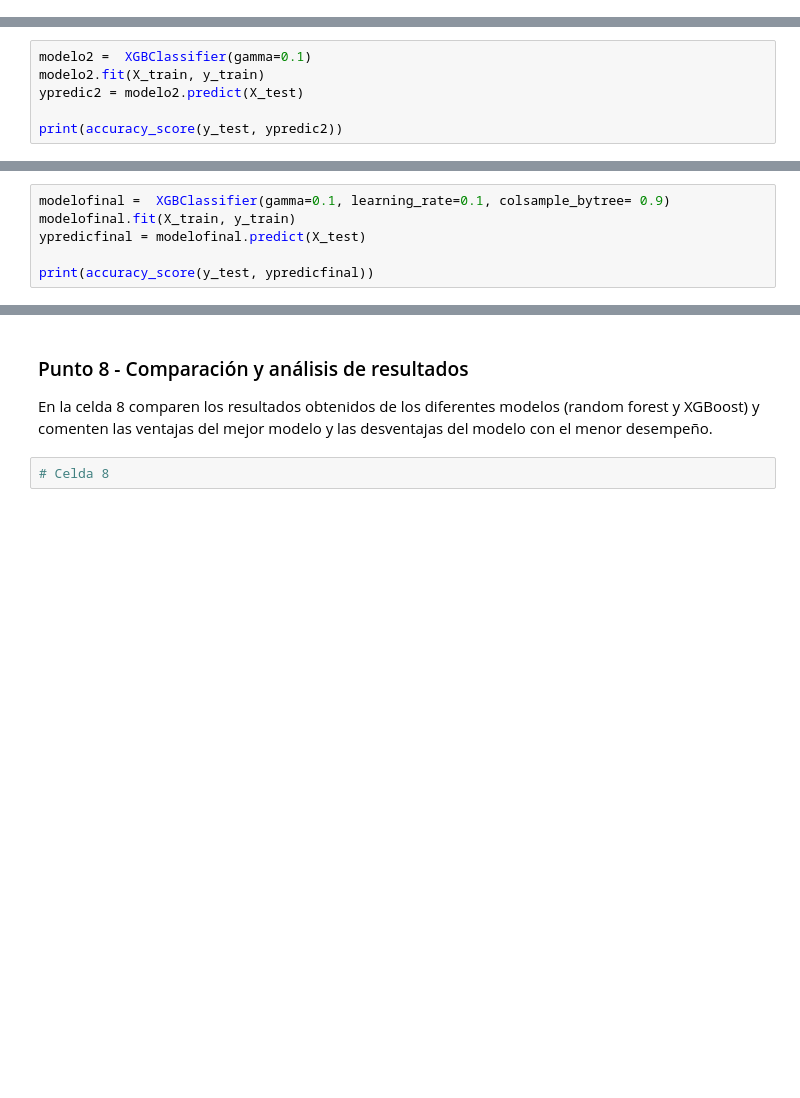
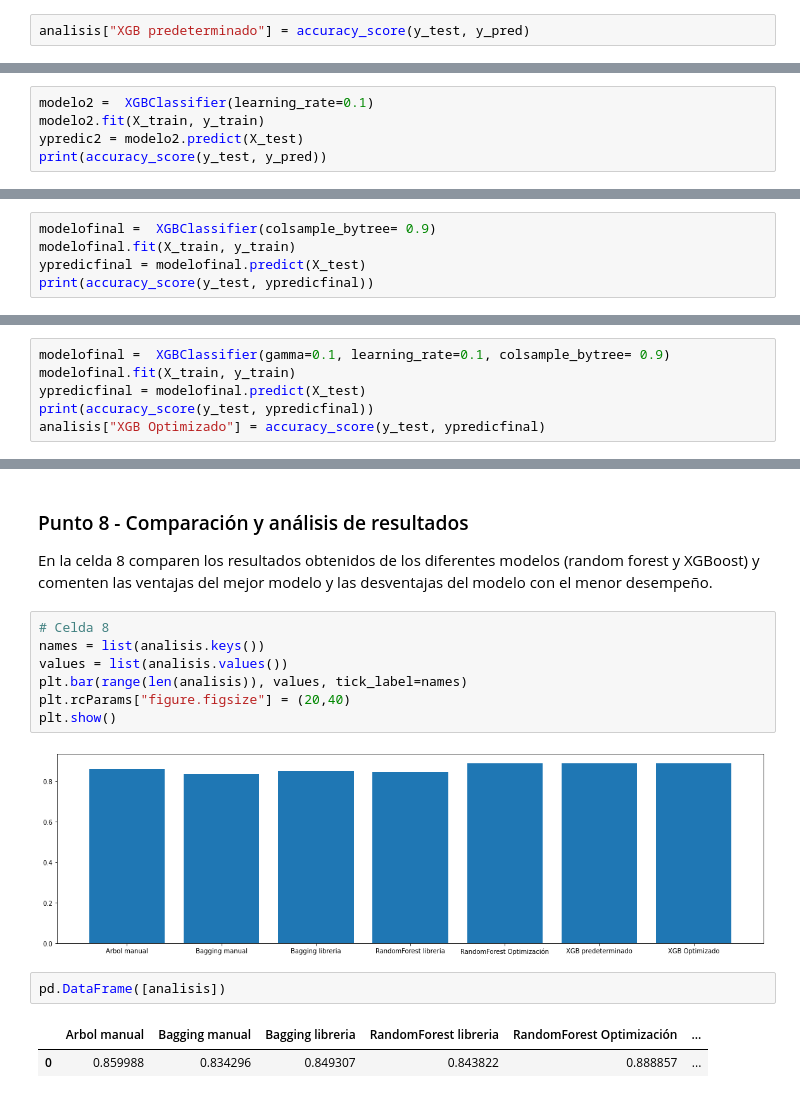
Before and after one commit to jboca-andes/MIAD_ML_and_NLP, a Jupyter notebook: Semana 2/S2TC1_RandomForests_Boosting.ipynb, the cells around one changed output, grey strips where cells are left out. Saved outputs shown, nothing was run; the diff lists cells and outputs as text; blank space fills up the shorter version.

```diff
--- a/Semana 2/S2TC1_RandomForests_Boosting.ipynb
+++ b/Semana 2/S2TC1_RandomForests_Boosting.ipynb
@@ -431,3 +466,5 @@ F1 score:  0.9070045421945971
 Accuracy:  0.8877020785219399
 Precision: 0.8794622160407974
 Recall: 0.9363277393879565
+# %%
+analisis["XGB predeterminado"] = accuracy_score(y_test, y_pred)
@@ -474,3 +509,8 @@ Best: -0.271114 using {'learning_rate': 0.1}
 -0.279161 (0.019740) with: {'learning_rate': 0.4}
 -0.283541 (0.020274) with: {'learning_rate': 0.5}
 -0.285984 (0.022509) with: {'learning_rate': 0.6}
+# %%
+modelo2 =  XGBClassifier(learning_rate=0.1)
+modelo2.fit(X_train, y_train)
+ypredic2 = modelo2.predict(X_test)
+print(accuracy_score(y_test, y_pred))
@@ -526,8 +605,7 @@ print(accuracy_score(y_test, y_pred))
 # %%
-modelo2 =  XGBClassifier(gamma=0.1)
-modelo2.fit(X_train, y_train)
-ypredic2 = modelo2.predict(X_test)
-
-print(accuracy_score(y_test, ypredic2))
+modelofinal =  XGBClassifier(colsample_bytree= 0.9)
+modelofinal.fit(X_train, y_train)
+ypredicfinal = modelofinal.predict(X_test)
+print(accuracy_score(y_test, ypredicfinal))
 # %% [output]
 0.8877020785219399
@@ -577,7 +613,7 @@ Best: -0.271028 using {'colsample_bytree': 0.9}
 modelofinal =  XGBClassifier(gamma=0.1, learning_rate=0.1, colsample_bytree= 0.9)
 modelofinal.fit(X_train, y_train)
 ypredicfinal = modelofinal.predict(X_test)
-
 print(accuracy_score(y_test, ypredicfinal))
+analisis["XGB Optimizado"] = accuracy_score(y_test, ypredicfinal)
 # %% [output]
 0.8874133949191686
@@ -584,5 +624,17 @@ print(accuracy_score(y_test, ypredicfinal))
 # %% [markdown]
 ### Punto 8 - Comparación y análisis de resultados
 En la celda 8 comparen los resultados obtenidos de los diferentes modelos (random forest y XGBoost) y comenten las ventajas del mejor modelo y las desventajas del modelo con el menor desempeño.
-# %%
-# Celda 8
+# %%
+# Celda 8
+names = list(analisis.keys())
+values = list(analisis.values())
+plt.bar(range(len(analisis)), values, tick_label=names)
+plt.rcParams["figure.figsize"] = (20,40)
+plt.show()
+# %% [output]
+[figure, added]
+# %%
+pd.DataFrame([analisis])
+# %% [output]
+|  | Arbol manual | Bagging manual | Bagging libreria | RandomForest libreria | RandomForest Optimización | ... |
+| 0 | 0.859988 | 0.834296 | 0.849307 | 0.843822 | 0.888857 | ... |
```
Also changed, not shown: parts of 29 cells of this notebook.
